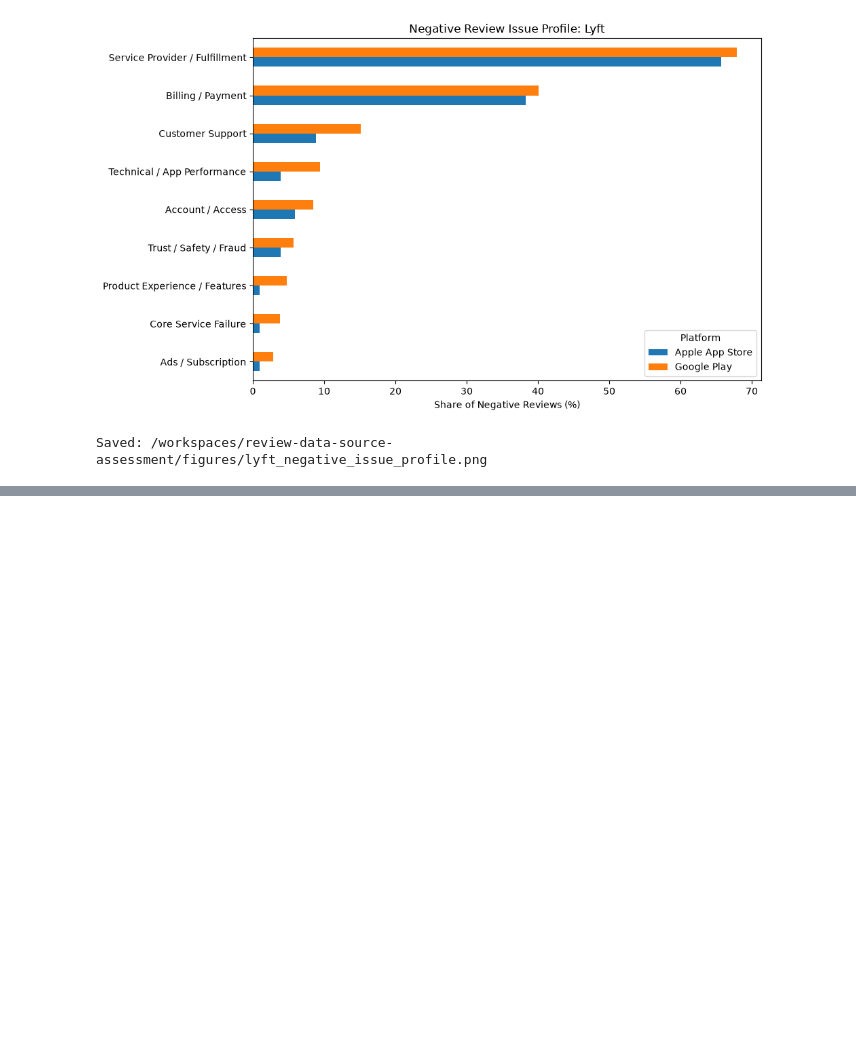
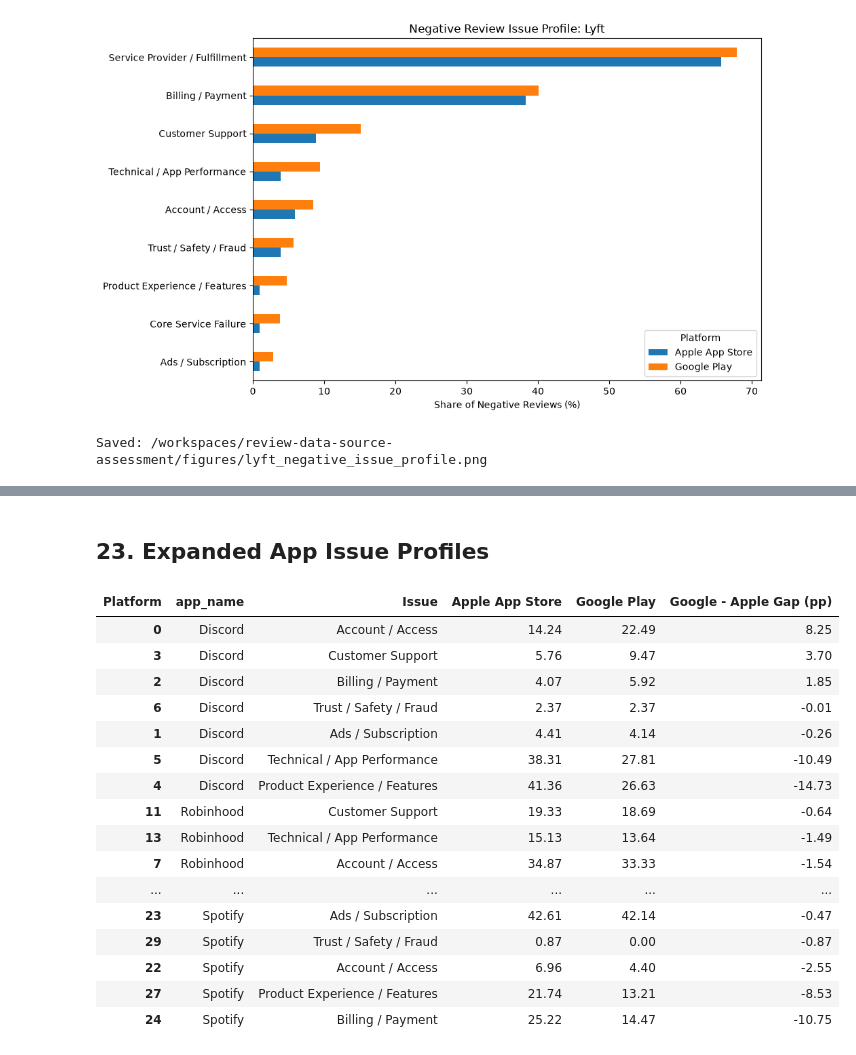
Before and after one commit to olizzh0105/review-data-source-analysis, a Jupyter notebook: notebooks/04_text_issue_analysis.ipynb, the cells around one changed output, grey strips where cells are left out. Saved outputs shown, nothing was run; the diff lists cells and outputs as text; code cells hidden in the pictures; blank space fills up the shorter version.

```diff
--- a/notebooks/04_text_issue_analysis.ipynb
+++ b/notebooks/04_text_issue_analysis.ipynb
@@ -1501,0 +2195,20 @@ Saved: /workspaces/review-data-source-assessment/figures/lyft_negative_issue_pro
+# %%
+apple_expanded_negative["issue_labels_v3"] = (
+    apple_expanded_negative.apply(
+        lambda row: classify_issues_v3(
+            row["analysis_text"],
+            row["app_name"]
+        ),
+        axis=1
+    )
+)
+
+google_expanded_negative["issue_labels_v3"] = (
+    google_expanded_negative.apply(
+        lambda row: classify_issues_v3(
+            row["analysis_text"],
+            row["app_name"]
+        ),
+        axis=1
+    )
+)
@@ -1501,0 +2296,2 @@ Saved: /workspaces/review-data-source-assessment/figures/lyft_negative_issue_pro
+# %% [markdown]
+## 23. Expanded App Issue Profiles
@@ -1501,0 +2360,45 @@ Saved: /workspaces/review-data-source-assessment/figures/lyft_negative_issue_pro
+# %%
+expanded_actionable_issues = expanded_issue_rates[
+    expanded_issue_rates["Issue"] != "Other"
+].copy()
+
+expanded_paired_issue_rates = (
+    expanded_actionable_issues
+    .pivot_table(
+        index=["app_name", "Issue"],
+        columns="Platform",
+        values="Issue Rate (%)",
+        fill_value=0
+    )
+    .reset_index()
+)
+
+expanded_paired_issue_rates["Google - Apple Gap (pp)"] = (
+    expanded_paired_issue_rates.get("Google Play", 0)
+    - expanded_paired_issue_rates.get("Apple App Store", 0)
+)
+
+display(
+    expanded_paired_issue_rates.sort_values(
+        ["app_name", "Google - Apple Gap (pp)"],
+        ascending=[True, False]
+    ).round(2)
+)
+# %% [output]
+| Platform | app_name | Issue | Apple App Store | Google Play | Google - Apple Gap (pp) |
+| 0 | Discord | Account / Access | 14.24 | 22.49 | 8.25 |
+| 3 | Discord | Customer Support | 5.76 | 9.47 | 3.70 |
+| 2 | Discord | Billing / Payment | 4.07 | 5.92 | 1.85 |
+| 6 | Discord | Trust / Safety / Fraud | 2.37 | 2.37 | -0.01 |
+| 1 | Discord | Ads / Subscription | 4.41 | 4.14 | -0.26 |
+| 5 | Discord | Technical / App Performance | 38.31 | 27.81 | -10.49 |
+| 4 | Discord | Product Experience / Features | 41.36 | 26.63 | -14.73 |
+| 11 | Robinhood | Customer Support | 19.33 | 18.69 | -0.64 |
+| 13 | Robinhood | Technical / App Performance | 15.13 | 13.64 | -1.49 |
+| 7 | Robinhood | Account / Access | 34.87 | 33.33 | -1.54 |
+| ... | ... | ... | ... | ... | ... |
+| 23 | Spotify | Ads / Subscription | 42.61 | 42.14 | -0.47 |
+| 29 | Spotify | Trust / Safety / Fraud | 0.87 | 0.00 | -0.87 |
+| 22 | Spotify | Account / Access | 6.96 | 4.40 | -2.55 |
+| 27 | Spotify | Product Experience / Features | 21.74 | 13.21 | -8.53 |
+| 24 | Spotify | Billing / Payment | 25.22 | 14.47 | -10.75 |
```
Also changed, not shown: parts of 34 cells of this notebook, 2 other files.
